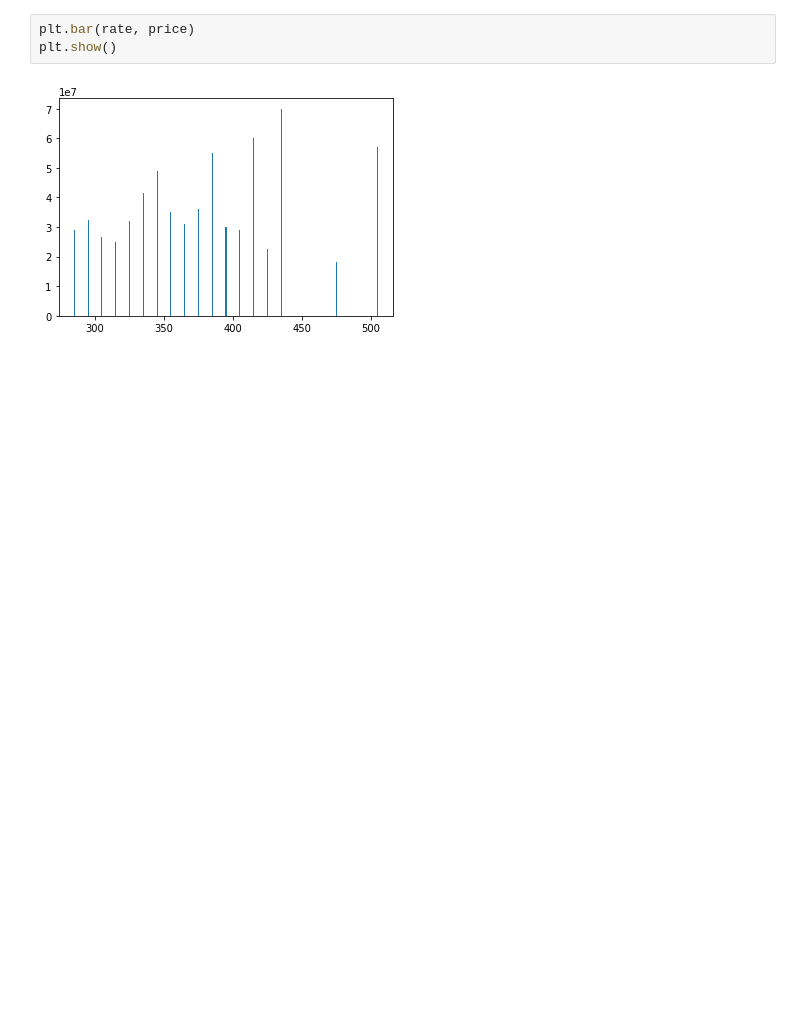
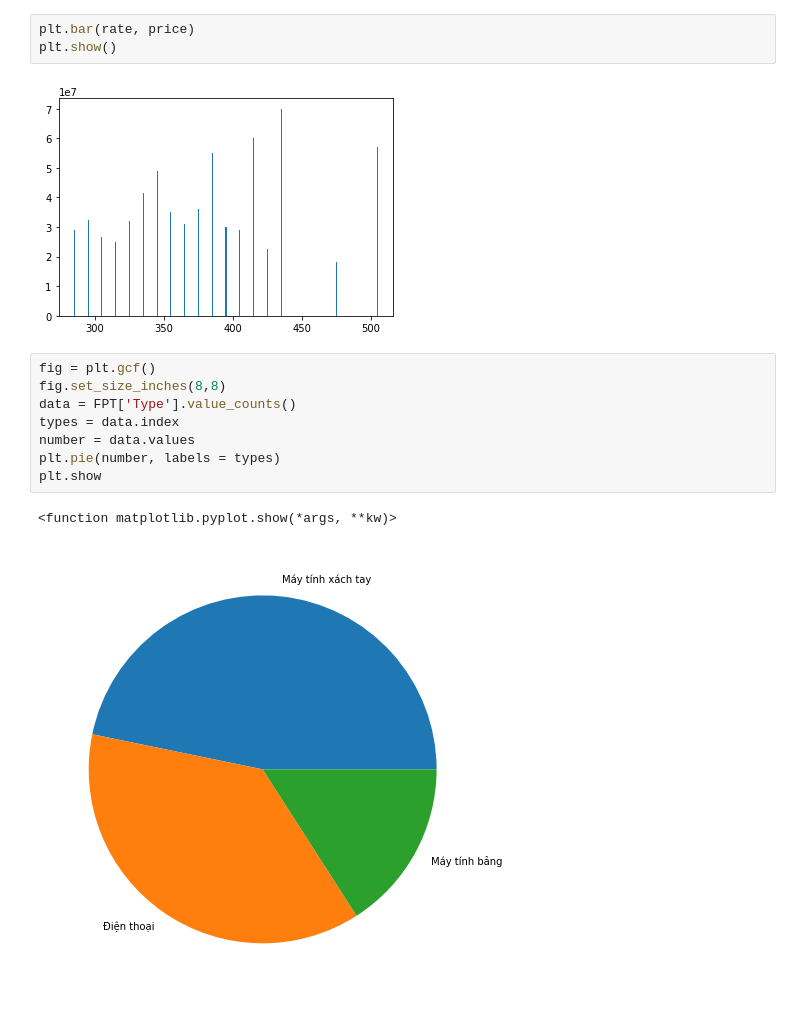
Before and after one commit to ntdat041/NguyenTienDat_18020290_Nhom2_DataUnderstandingAndVisualization, a Jupyter notebook: FPT.ipynb, the cells around one changed output. Drawn from its saved outputs; the diff is of its cells as text; blank space fills up the shorter version.

```diff
--- a/FPT.ipynb
+++ b/FPT.ipynb
@@ -127,3 +127,14 @@ plt.bar(rate, price)
 plt.show()
 # %% [output]
 [figure]
+# %%
+fig = plt.gcf()
+fig.set_size_inches(8,8)
+data = FPT['Type'].value_counts()
+types = data.index
+number = data.values
+plt.pie(number, labels = types)
+plt.show
+# %% [output]
+<function matplotlib.pyplot.show(*args, **kw)>
+[figure, added]
```
Also changed, not shown: 2 other files.
